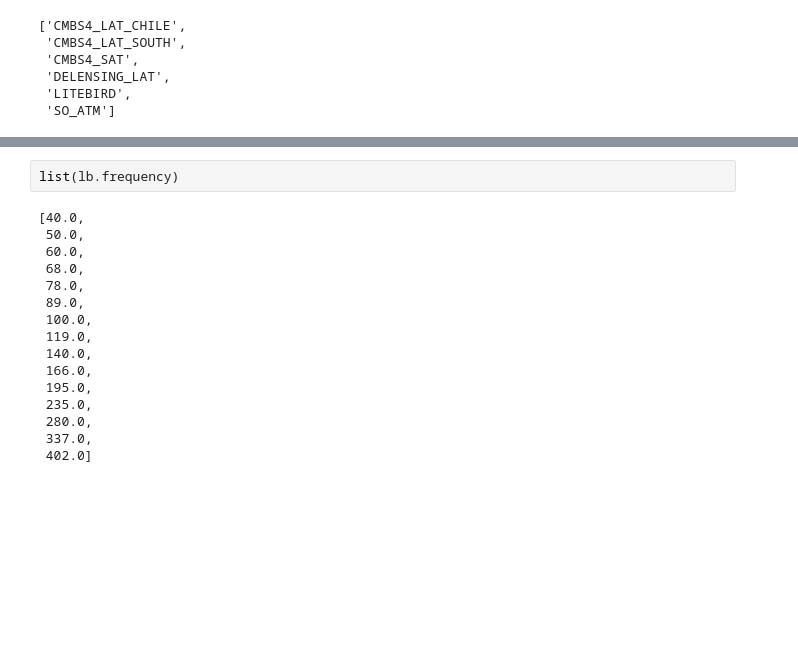
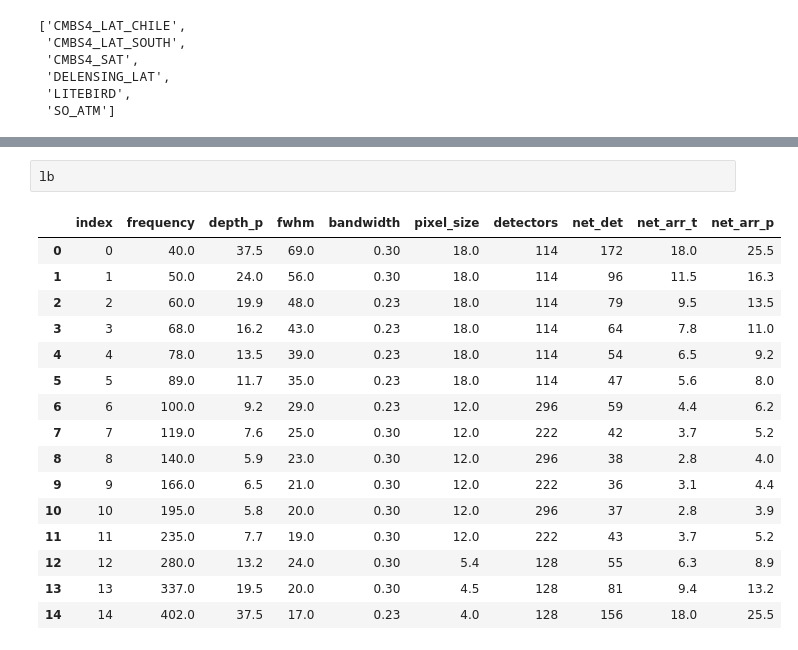
Before and after one commit to antolonappan/s4bird, a Jupyter notebook: Notebooks/Database.ipynb, the cells around one changed output, grey strips where cells are left out. Saved outputs shown, nothing was run; the diff lists cells and outputs as text; blank space fills up the shorter version.

```diff
--- a/Notebooks/Database.ipynb
+++ b/Notebooks/Database.ipynb
@@ -40,18 +40,19 @@ FROM "LITEBIRD"
 # %%
-list(lb.frequency)
+lb
 # %% [output]
-[40.0,
- 50.0,
- 60.0,
- 68.0,
- 78.0,
- 89.0,
- 100.0,
- 119.0,
- 140.0,
- 166.0,
- 195.0,
- 235.0,
- 280.0,
- 337.0,
- 402.0]
+|  | index | frequency | depth_p | fwhm | bandwidth | pixel_size | detectors | net_det | net_arr_t | net_arr_p |
+| 0 | 0 | 40.0 | 37.5 | 69.0 | 0.30 | 18.0 | 114 | 172 | 18.0 | 25.5 |
+| 1 | 1 | 50.0 | 24.0 | 56.0 | 0.30 | 18.0 | 114 | 96 | 11.5 | 16.3 |
+| 2 | 2 | 60.0 | 19.9 | 48.0 | 0.23 | 18.0 | 114 | 79 | 9.5 | 13.5 |
+| 3 | 3 | 68.0 | 16.2 | 43.0 | 0.23 | 18.0 | 114 | 64 | 7.8 | 11.0 |
+| 4 | 4 | 78.0 | 13.5 | 39.0 | 0.23 | 18.0 | 114 | 54 | 6.5 | 9.2 |
+| 5 | 5 | 89.0 | 11.7 | 35.0 | 0.23 | 18.0 | 114 | 47 | 5.6 | 8.0 |
+| 6 | 6 | 100.0 | 9.2 | 29.0 | 0.23 | 12.0 | 296 | 59 | 4.4 | 6.2 |
+| 7 | 7 | 119.0 | 7.6 | 25.0 | 0.30 | 12.0 | 222 | 42 | 3.7 | 5.2 |
+| 8 | 8 | 140.0 | 5.9 | 23.0 | 0.30 | 12.0 | 296 | 38 | 2.8 | 4.0 |
+| 9 | 9 | 166.0 | 6.5 | 21.0 | 0.30 | 12.0 | 222 | 36 | 3.1 | 4.4 |
+| 10 | 10 | 195.0 | 5.8 | 20.0 | 0.30 | 12.0 | 296 | 37 | 2.8 | 3.9 |
+| 11 | 11 | 235.0 | 7.7 | 19.0 | 0.30 | 12.0 | 222 | 43 | 3.7 | 5.2 |
+| 12 | 12 | 280.0 | 13.2 | 24.0 | 0.30 | 5.4 | 128 | 55 | 6.3 | 8.9 |
+| 13 | 13 | 337.0 | 19.5 | 20.0 | 0.30 | 4.5 | 128 | 81 | 9.4 | 13.2 |
+| 14 | 14 | 402.0 | 37.5 | 17.0 | 0.23 | 4.0 | 128 | 156 | 18.0 | 25.5 |
```
Also changed, not shown: parts of 2 cells of this notebook, 24 other files.
